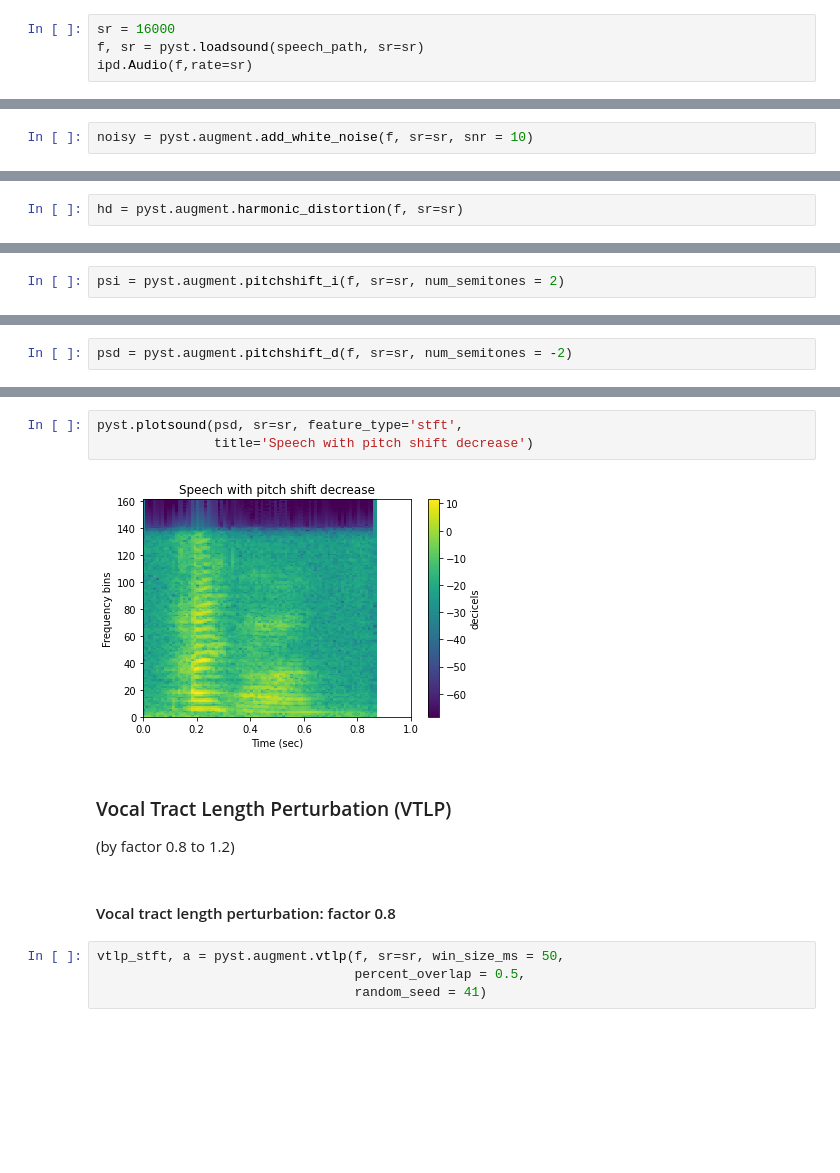
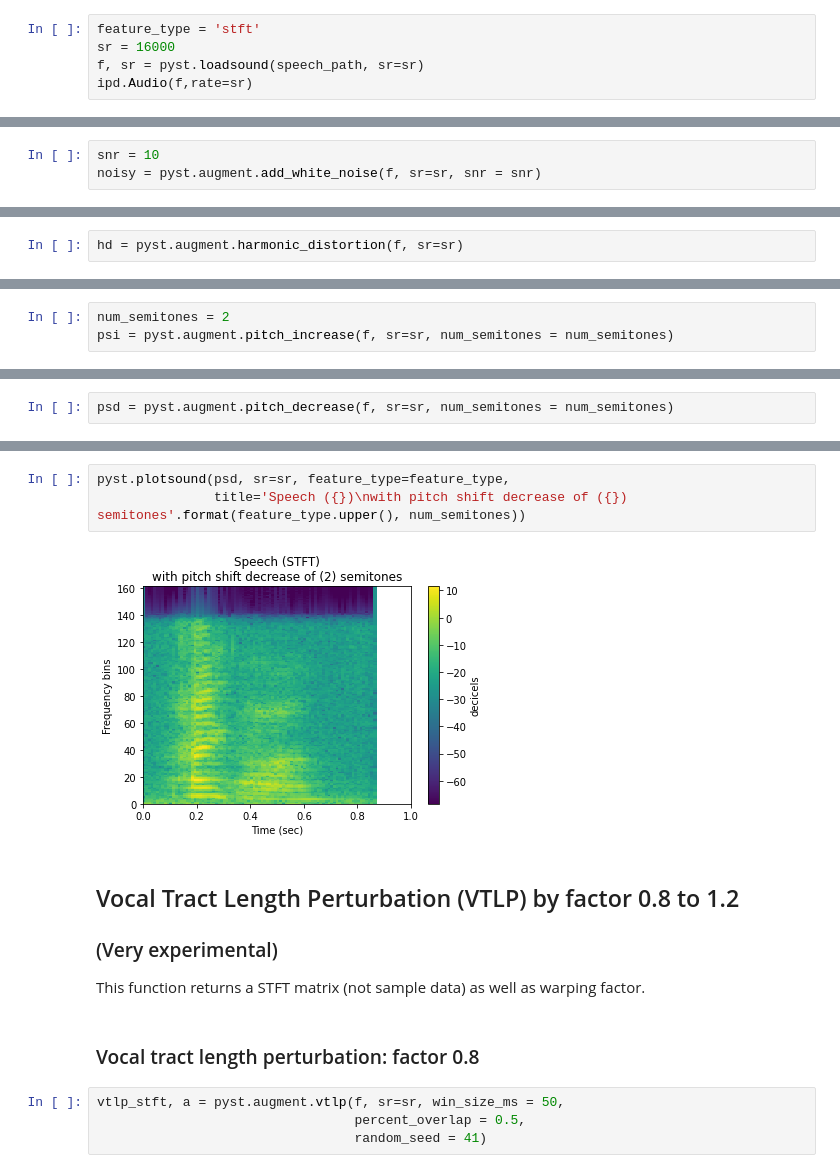
Before and after one commit to a-n-rose/Python-Sound-Tool, a Jupyter notebook: jupyter_notebooks/augment_sound_machine_learning.ipynb, the cells around one changed output, grey strips where cells are left out. Cells and saved outputs as stored; diff of their text form; blank space fills up the shorter version.

```diff
--- a/jupyter_notebooks/augment_sound_machine_learning.ipynb
+++ b/jupyter_notebooks/augment_sound_machine_learning.ipynb
@@ -38,4 +54,5 @@ honk_path = pyst.string2pathlib('audiodata/car_horn.wav')
 # %%
+feature_type = 'stft'
 sr = 16000
 f, sr = pyst.loadsound(speech_path, sr=sr)
 ipd.Audio(f,rate=sr)
@@ -81,4 +98,5 @@ pyst.plotsound(slow, sr=sr, feature_type='stft',
 # %% [markdown]
 Add white noise: 10 SNR
 # %%
-noisy = pyst.augment.add_white_noise(f, sr=sr, snr = 10)
+snr = 10
+noisy = pyst.augment.add_white_noise(f, sr=sr, snr = snr)
@@ -113,5 +131,6 @@ pyst.plotsound(hd, sr=sr, feature_type='stft',
 # %%
-psi = pyst.augment.pitchshift_i(f, sr=sr, num_semitones = 2)
+num_semitones = 2
+psi = pyst.augment.pitch_increase(f, sr=sr, num_semitones = num_semitones)
 # %%
 ipd.Audio(psi,rate=sr)
 # %% [output]
@@ -126,20 +145,22 @@ pyst.plotsound(psi, sr=sr, feature_type='stft',
 # %%
-psd = pyst.augment.pitchshift_d(f, sr=sr, num_semitones = -2)
+psd = pyst.augment.pitch_decrease(f, sr=sr, num_semitones = num_semitones)
 # %%
 ipd.Audio(psd,rate=sr)
 # %% [output]
 [interactive output not drawn]
 # %%
-pyst.plotsound(psd, sr=sr, feature_type='stft',
-               title='Speech with pitch shift decrease')
+pyst.plotsound(psd, sr=sr, feature_type=feature_type,
+               title='Speech ({})\nwith pitch shift decrease of ({}) semitones'.format(feature_type.upper(), num_semitones))
 # %% [output]
-[figure, old version]
+[figure, new version]
 # %% [markdown]
-### Vocal Tract Length Perturbation (VTLP)
+## Vocal Tract Length Perturbation (VTLP) by factor 0.8 to 1.2
 
-(by factor 0.8 to 1.2)
+### (Very experimental)
+
+This function returns a STFT matrix (not sample data) as well as warping factor.
 # %% [markdown]
-#### Vocal tract length perturbation: factor 0.8
+### Vocal tract length perturbation: factor 0.8
 # %%
 vtlp_stft, a = pyst.augment.vtlp(f, sr=sr, win_size_ms = 50,
                                  percent_overlap = 0.5,
```
Also changed, not shown: parts of 59 cells of this notebook.
